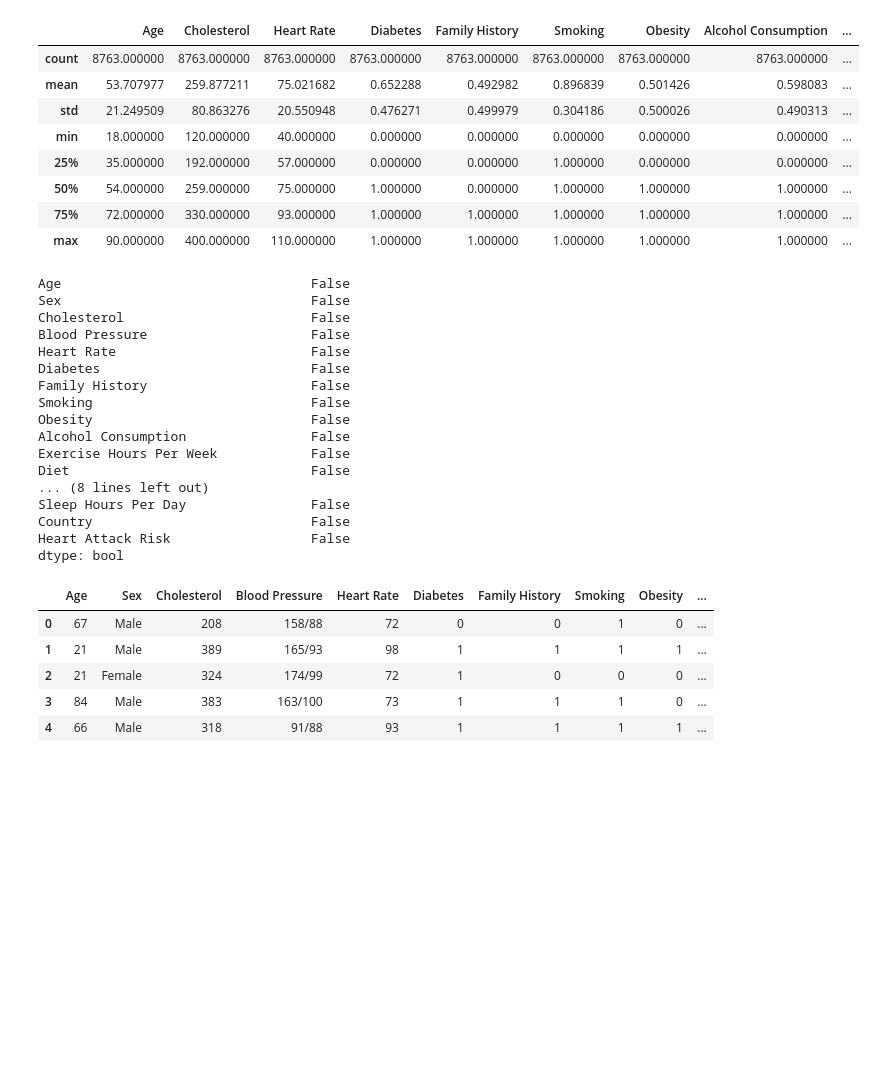
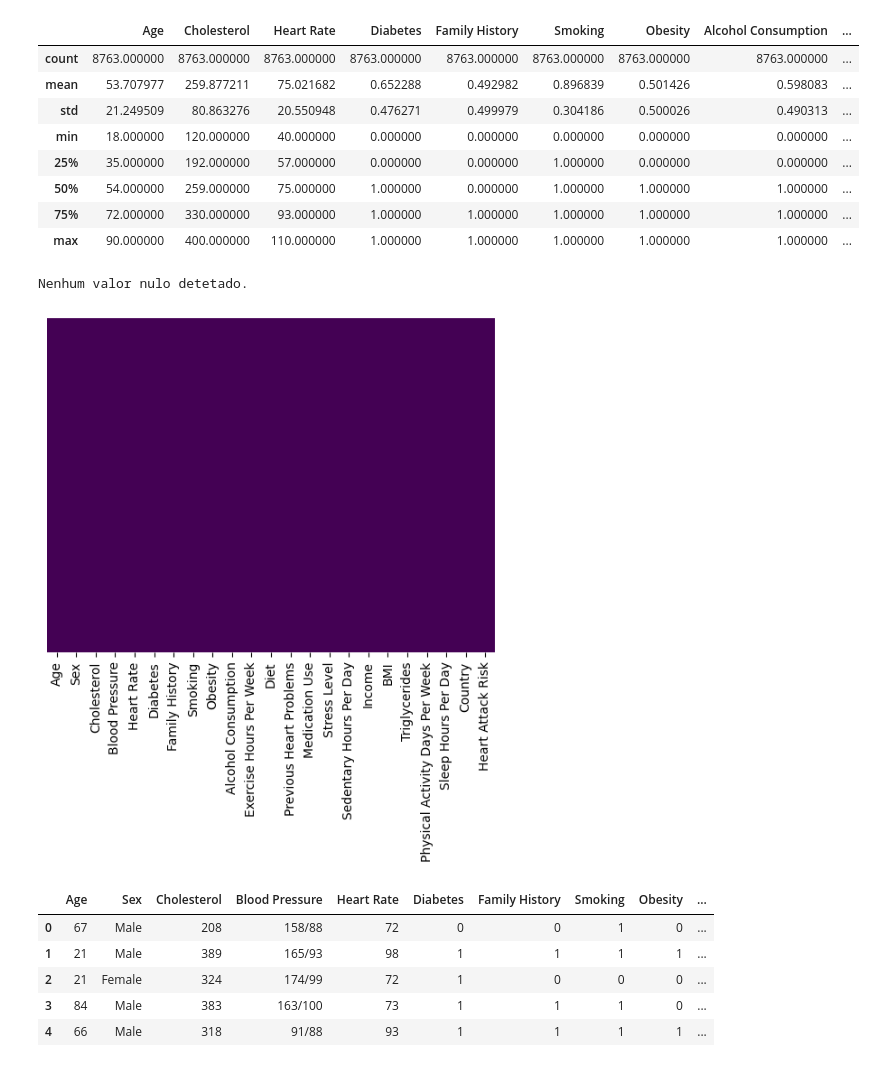
Before and after one commit to AN-DRE4/DadosAprendizagemAutomatica, a Jupyter notebook: HeartAttack.ipynb, the cells around one changed output. Cells and saved outputs as stored; diff of their text form; code cells hidden in the pictures; blank space fills up the shorter version.

```diff
--- a/HeartAttack.ipynb
+++ b/HeartAttack.ipynb
@@ -52,5 +56,7 @@ heartAtk.head()
 | 4 | GFO8847 | 66 | Male | 318 | 91/88 | 93 | 1 | 1 | ... |
 5 rows × 26 columns
 # %%
+# Removal of irrelevant variables for the objective in question.
+
 columns_to_drop=['Patient ID','Hemisphere','Continent']
-heartAtk_clean = heartAtk.drop(columns_to_drop,axis=1)
+heartAtk_clean_version1 = heartAtk.drop(columns_to_drop,axis=1)
@@ -88,24 +76,13 @@ heartAtk_clean.describe()
 | 50% | 54.000000 | 259.000000 | 75.000000 | 1.000000 | 0.000000 | 1.000000 | 1.000000 | 1.000000 | ... |
 | 75% | 72.000000 | 330.000000 | 93.000000 | 1.000000 | 1.000000 | 1.000000 | 1.000000 | 1.000000 | ... |
 | max | 90.000000 | 400.000000 | 110.000000 | 1.000000 | 1.000000 | 1.000000 | 1.000000 | 1.000000 | ... |
-# %%
-heartAtk_clean.isna().any()
-# %% [output]
-Age                                False
-Sex                                False
-Cholesterol                        False
-Blood Pressure                     False
-Heart Rate                         False
-Diabetes                           False
-Family History                     False
-Smoking                            False
-Obesity                            False
-Alcohol Consumption                False
-Exercise Hours Per Week            False
-Diet                               False
-... (8 lines left out)
-Sleep Hours Per Day                False
-Country                            False
-Heart Attack Risk                  False
-dtype: bool
+# %%
+# Elimination of null values in the dataset.
+
+heartAtk_clean_version1.isna().any()
+sns.heatmap(heartAtk_clean_version1.isnull(),yticklabels=False,cbar=False,cmap='viridis')
+print("Nenhum valor nulo detetado.")
+# %% [output]
+Nenhum valor nulo detetado.
+[figure, added]
 # %%
```
Also changed, not shown: parts of 32 cells of this notebook.
